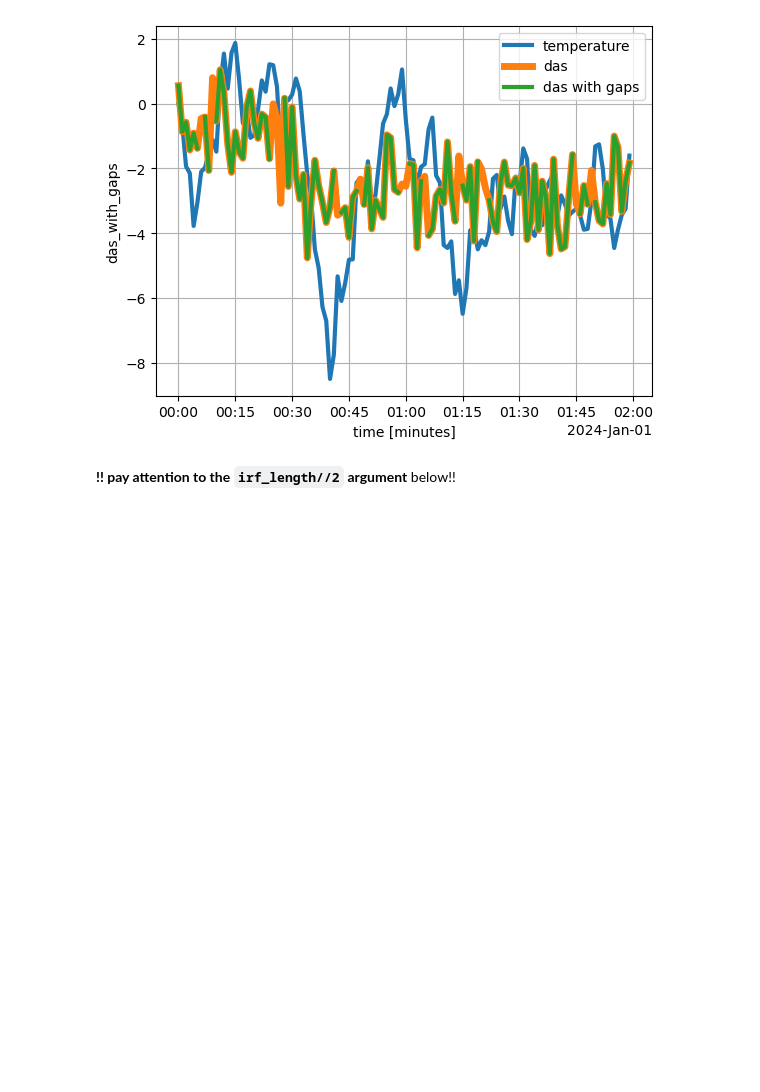
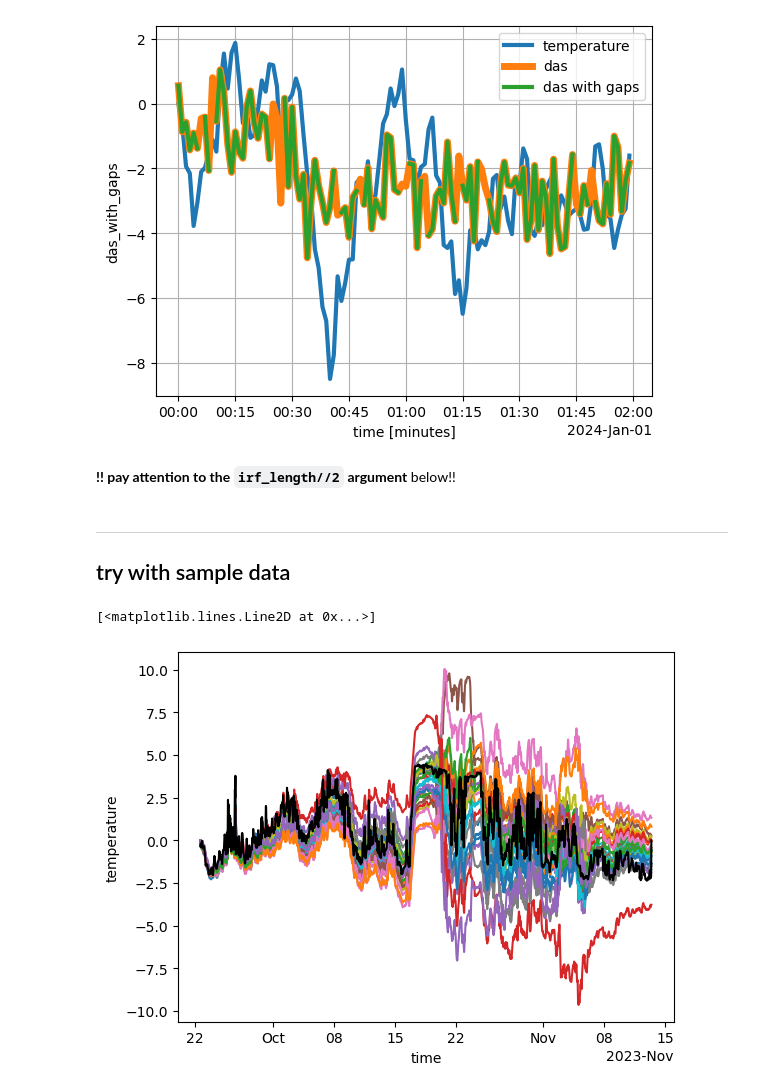
Before and after one commit to apatlpo/das_work, a Jupyter notebook: das/IRF_inference.ipynb, the cells around one changed output. Saved outputs shown, nothing was run; the diff lists cells and outputs as text; code cells hidden in the pictures; blank space fills up the shorter version.

Commit message:
first pass at wemswot oceano analysis

```diff
--- a/das/IRF_inference.ipynb
+++ b/das/IRF_inference.ipynb
@@ -427,3 +441,19 @@ irf_mean.plot(lw=2, color="k", label="mean")
 irf_qt.plot(lw=2, color="C0", hue="quantile", label="[1/4, 3/4] quantiles")
 ax.legend()
 ax.grid()
+# %% [markdown]
+---
+
+## try with sample data
+# %%
+sample_dir = "/Users/aponte/Current_Projects/das/data/wemswot/das_temperature_debug"
+
+das = xr.open_dataset(os.path.join(sample_dir,"S1_das_nstrain_d3424-3522.nc"))["nano_strain"]
+te = xr.open_dataset(os.path.join(sample_dir,"S1_ctd_temperature.nc"))["temperature"]
+# %%
+fig, ax = plt.subplots(1,1)
+(das/10_000).plot.line(ax=ax, hue="distance", add_legend=False);
+te.plot(ax=ax, color="k")
+# %% [output]
+[<matplotlib.lines.Line2D at 0x...>]
+[figure, added]
```
Also changed, not shown: parts of 28 cells of this notebook, 5 other files.
